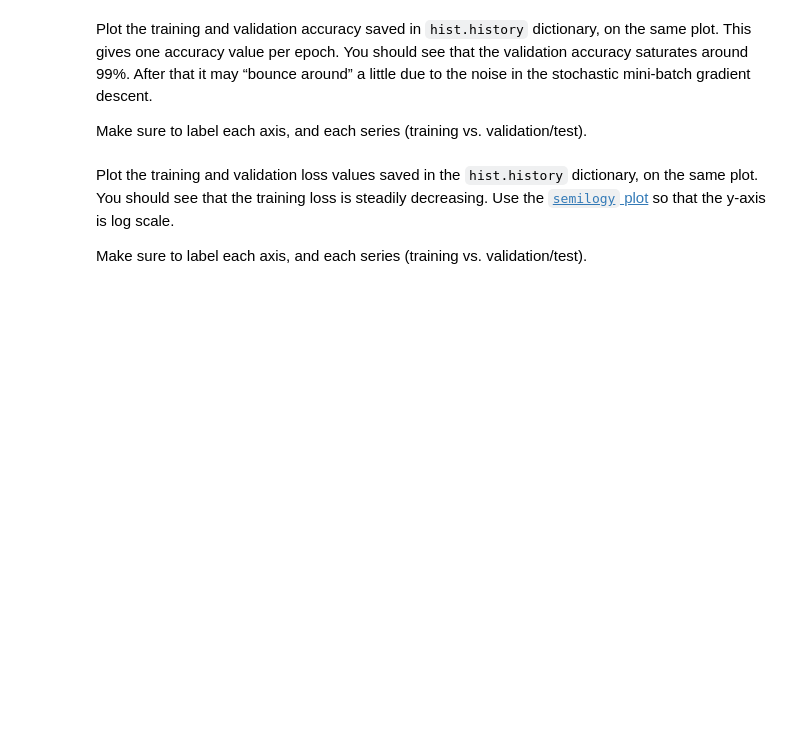
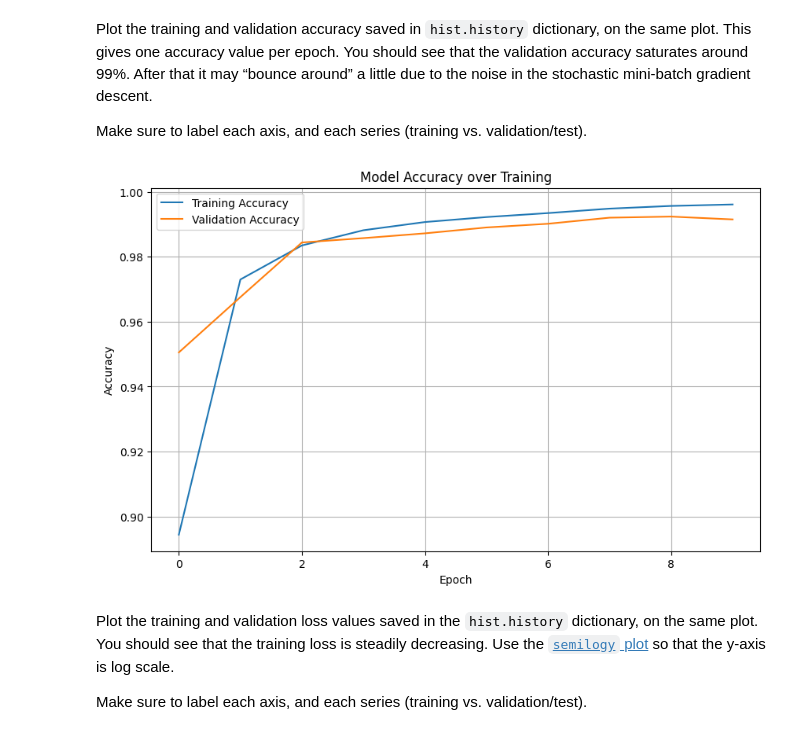
Before and after one commit to ChinmayShringi/AngularShoelace, a Jupyter notebook: notebooks/8-lab-neural-net-music-classification.ipynb, the cells around one changed output. Cells and saved outputs as stored; diff of their text form; code cells hidden in the pictures; blank space fills up the shorter version.

```diff
--- a/notebooks/8-lab-neural-net-music-classification.ipynb
+++ b/notebooks/8-lab-neural-net-music-classification.ipynb
@@ -129,8 +171,10 @@ Although you will scale both the training and test data, you should make sure th
 <small>Standardizing the input data can make the gradient descent work better, by making the loss function “easier” to descend.</small>
 # %%
 # TODO - Standardize the training and test data
-Xtr_scale = ...
-Xts_scale = ...
+from sklearn.preprocessing import StandardScaler
+scaler = StandardScaler()
+Xtr_scale = scaler.fit_transform(Xtr)
+Xts_scale = scaler.transform(Xts)
 # %% [markdown]
 ## Building a Neural Network Classifier
 
@@ -150,8 +194,12 @@ import tensorflow.keras.backend as K
 # %%
 # TODO - construct the model
 nh = 256
-# model =  ...
-# model.add( ...
+K.clear_session()
+
+model = Sequential([
+    Dense(nh, input_shape=(n_feat,), activation='sigmoid'),
+    Dense(n_class, activation='softmax')
+])
 # %%
 # show the model summary
 model.summary()
@@ -162,8 +224,10 @@ tf.keras.utils.plot_model(model, show_shapes=True)
 Create an optimizer and compile the model. Select the appropriate loss function for this multi-class classification problem, and use an accuracy metric. For the optimizer, use the Adam optimizer with a learning rate of 0.001
 # %%
 # TODO - create optimizer and compile the model
-# opt = ...
-# model.compile(...)
+opt = optimizers.Adam(learning_rate=0.001)
+model.compile(loss='sparse_categorical_crossentropy',
+              optimizer=opt,
+              metrics=['accuracy'])
 # %% [markdown]
 Fit the model for 10 epochs using the scaled data for both training and validation, and save the training history in \`hist.
 
@@ -172,4 +236,7 @@ Use the `validation_data` option to pass the *test* data. (This is OK because we
 Use a batch size of 128. Your final accuracy should be greater than 99%.
 # %%
 # TODO - fit model and save training history
-# hist =
+hist = model.fit(Xtr_scale, ytr,
+                epochs=10,
+                batch_size=128,
+                validation_data=(Xts_scale, yts))
@@ -182,3 +268,16 @@ Make sure to label each axis, and each series (training vs. validation/test).
+# %%
+# TODO - plot the training and validation accuracy in one plot
+plt.figure(figsize=(10,6))
+plt.plot(hist.history['accuracy'], label='Training Accuracy')
+plt.plot(hist.history['val_accuracy'], label='Validation Accuracy')
+plt.xlabel('Epoch')
+plt.ylabel('Accuracy')
+plt.title('Model Accuracy over Training')
+plt.legend()
+plt.grid(True)
+plt.show()
+# %% [output]
+[figure, added]
 # %% [markdown]
 Plot the training and validation loss values saved in the `hist.history` dictionary, on the same plot. You should see that the training loss is steadily decreasing. Use the [`semilogy` plot](https://matplotlib.org/stable/api/_as_gen/matplotlib.pyplot.semilogy.html) so that the y-axis is log scale.
 
```
Also changed, not shown: parts of 29 cells of this notebook.
